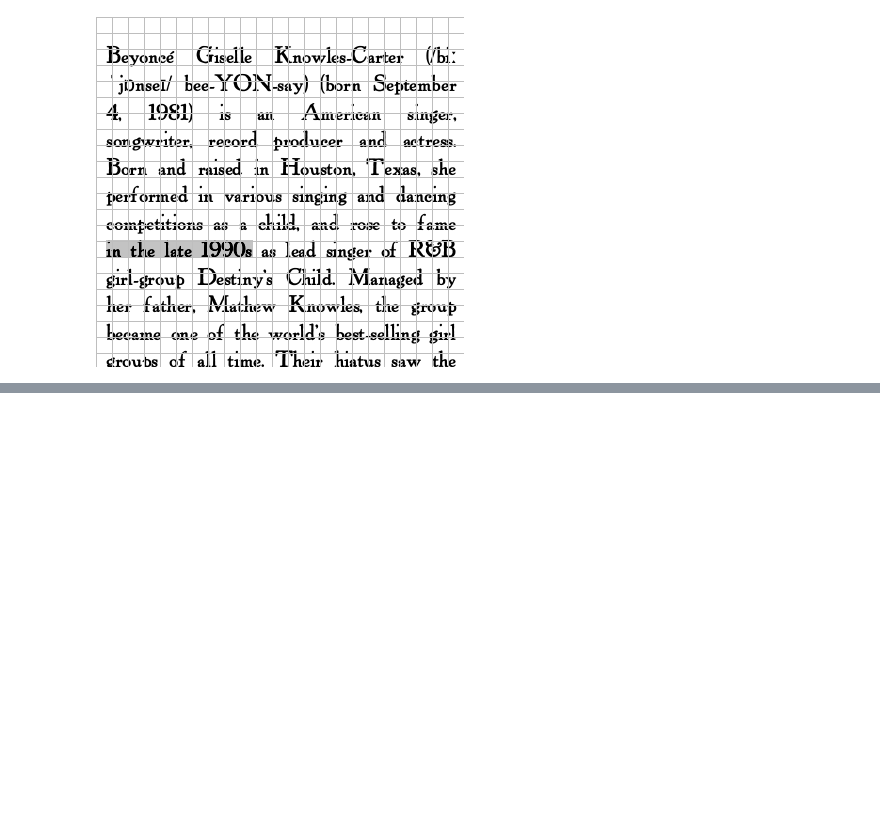
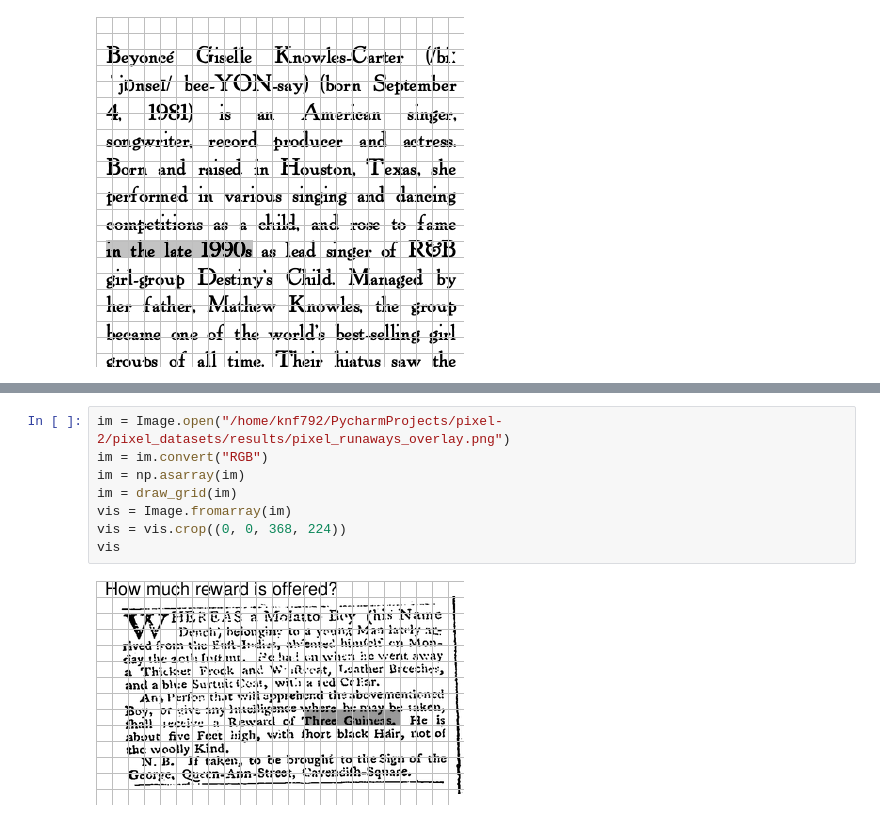
Before and after one commit to nadavborenstein/pixel-bw, a Jupyter notebook: visualizations.ipynb, the cells around one changed output, grey strips where cells are left out. Drawn from its saved outputs; the diff is of its cells as text; blank space fills up the shorter version.

```diff
--- a/visualizations.ipynb
+++ b/visualizations.ipynb
@@ -354,0 +357,10 @@ vis
+# %%
+im = Image.open("/home/knf792/PycharmProjects/pixel-2/pixel_datasets/results/pixel_runaways_overlay.png")
+im = im.convert("RGB")
+im = np.asarray(im)
+im = draw_grid(im)
+vis = Image.fromarray(im)
+vis = vis.crop((0, 0, 368, 224))
+vis
+# %% [output]
+[figure, added]
```
Also changed, not shown: parts of 2 cells of this notebook, 56 other files.
